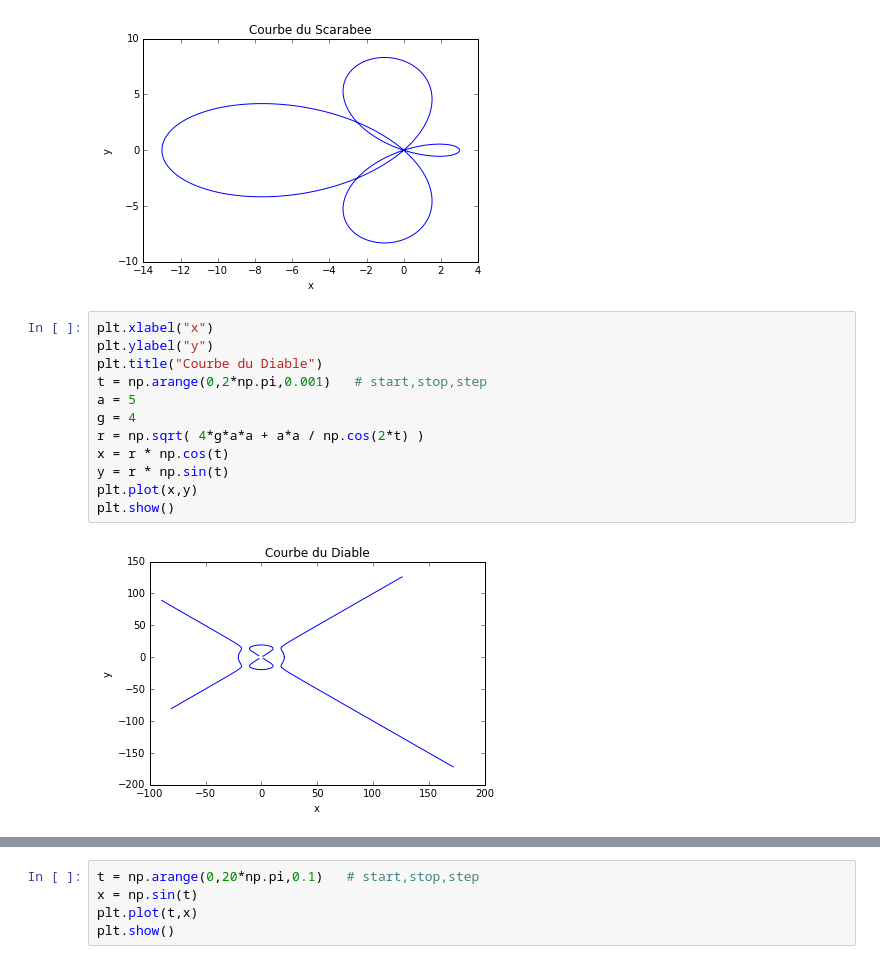
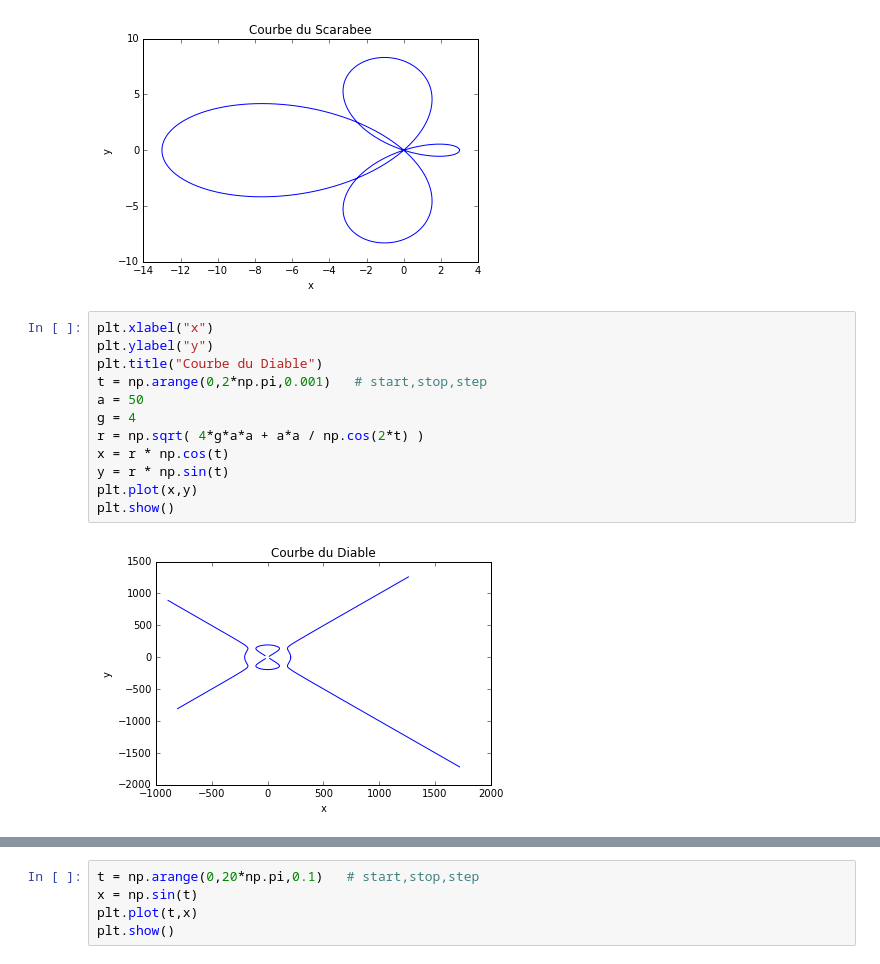
Before and after one commit to rchateauneu/survol, a Jupyter notebook: Experimental/Jupyter_Notebook_Tests/GeneralJupyterTests.ipynb, the cells around one changed output, grey strips where cells are left out. Saved outputs shown, nothing was run; the diff lists cells and outputs as text.

```diff
--- a/Experimental/Jupyter_Notebook_Tests/GeneralJupyterTests.ipynb
+++ b/Experimental/Jupyter_Notebook_Tests/GeneralJupyterTests.ipynb
@@ -54,14 +54,14 @@ plt.show()
 # %%
 plt.xlabel("x")
 plt.ylabel("y")
 plt.title("Courbe du Diable")
 t = np.arange(0,2*np.pi,0.001)   # start,stop,step
-a = 5
+a = 50
 g = 4
 r = np.sqrt( 4*g*a*a + a*a / np.cos(2*t) )
 x = r * np.cos(t)
 y = r * np.sin(t)
 plt.plot(x,y)
 plt.show()
 # %% [output]
-[figure, old version]
+[figure, new version]
```
Also changed, not shown: parts of 5 cells of this notebook.
